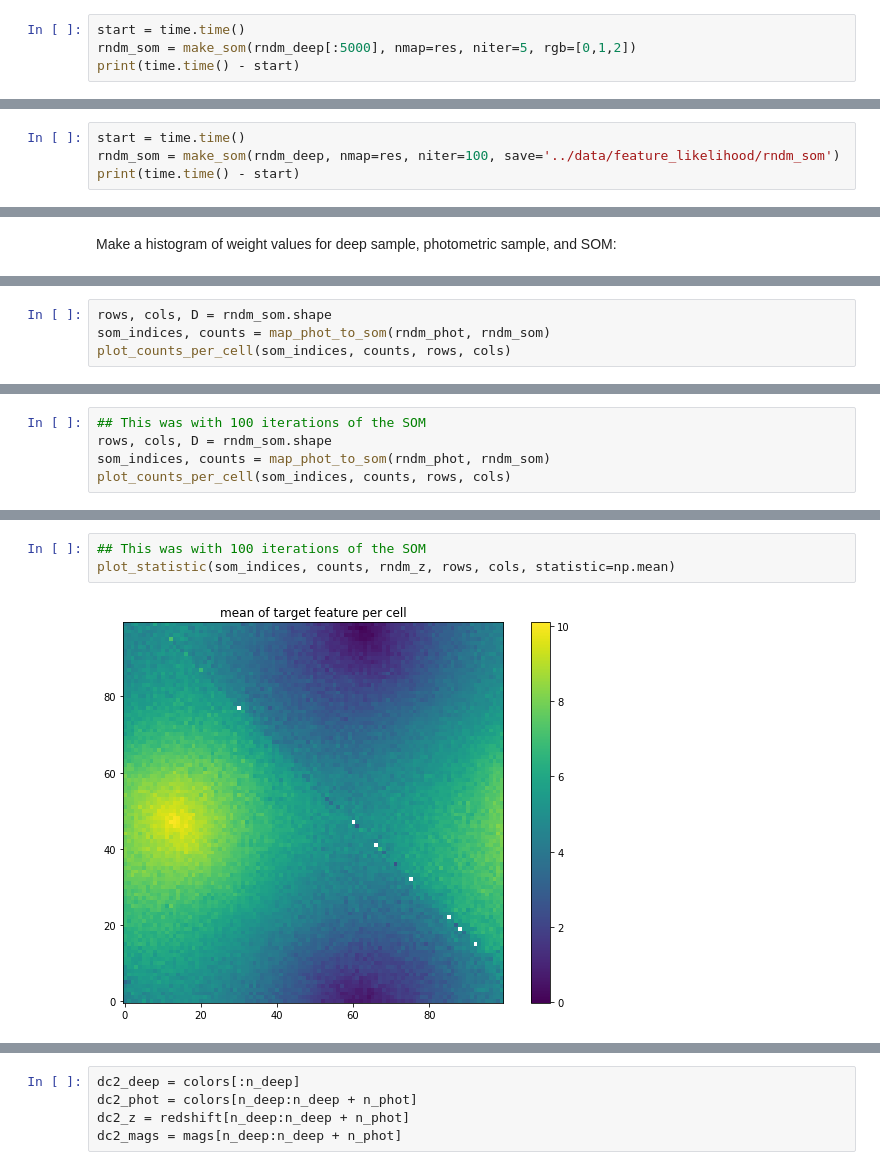
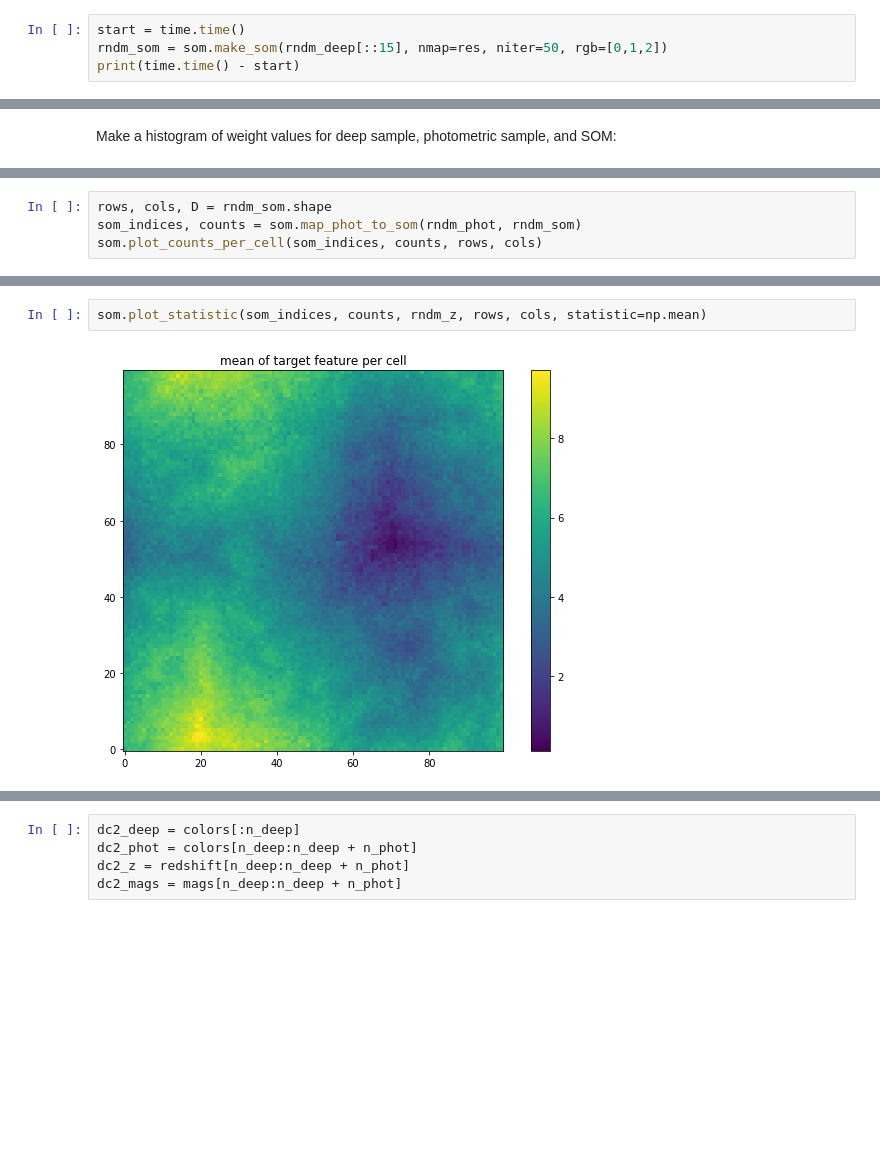
Before and after one commit to LSSTDESC/pz_bayes, a Jupyter notebook: notebooks/feature_likelihood.ipynb, the cells around one changed output, grey strips where cells are left out. Drawn from its saved outputs; the diff is of its cells as text; blank space fills up the shorter version.

```diff
--- a/notebooks/feature_likelihood.ipynb
+++ b/notebooks/feature_likelihood.ipynb
@@ -417,5 +48,5 @@ deep_phot_hist2d(rndm_deep, rndm_phot, np.abs(res))
 # %%
 start = time.time()
-rndm_som = make_som(rndm_deep[:5000], nmap=res, niter=5, rgb=[0,1,2])
+rndm_som = som.make_som(rndm_deep[::15], nmap=res, niter=50, rgb=[0,1,2])
 print(time.time() - start)
 # %% [output]
@@ -424,4 +54,0 @@ print(time.time() - start)
-# %%
-start = time.time()
-rndm_som = make_som(rndm_deep, nmap=res, niter=100, save='../data/feature_likelihood/rndm_som')
-print(time.time() - start)
@@ -562,5 +90,5 @@ def plot_sed_in_cell(data, som_indices, cols, idx=(0,0)):
 # %%
 rows, cols, D = rndm_som.shape
-som_indices, counts = map_phot_to_som(rndm_phot, rndm_som)
-plot_counts_per_cell(som_indices, counts, rows, cols)
+som_indices, counts = som.map_phot_to_som(rndm_phot, rndm_som)
+som.plot_counts_per_cell(som_indices, counts, rows, cols)
 # %% [output]
@@ -568,5 +95,0 @@ plot_counts_per_cell(som_indices, counts, rows, cols)
-# %%
-## This was with 100 iterations of the SOM
-rows, cols, D = rndm_som.shape
-som_indices, counts = map_phot_to_som(rndm_phot, rndm_som)
-plot_counts_per_cell(som_indices, counts, rows, cols)
@@ -575,6 +96,5 @@ plot_counts_per_cell(som_indices, counts, rows, cols)
 # %%
-## This was with 100 iterations of the SOM
-plot_statistic(som_indices, counts, rndm_z, rows, cols, statistic=np.mean)
+som.plot_statistic(som_indices, counts, rndm_z, rows, cols, statistic=np.mean)
 # %% [output]
-[figure, old version]
+[figure, new version]
 # %%
```
Also changed, not shown: parts of 157 cells of this notebook, 1 other file.
